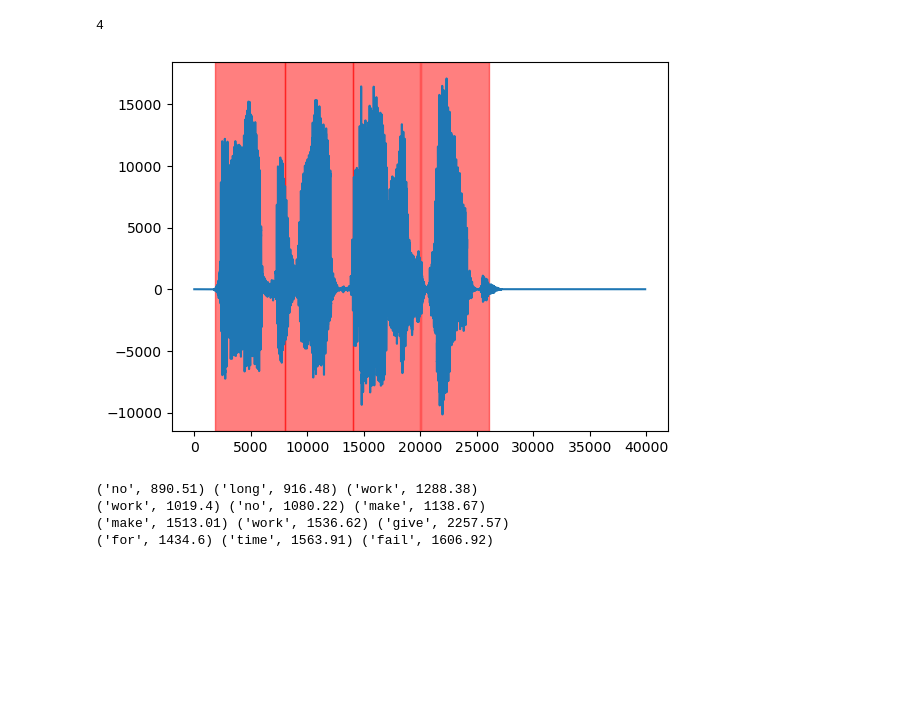
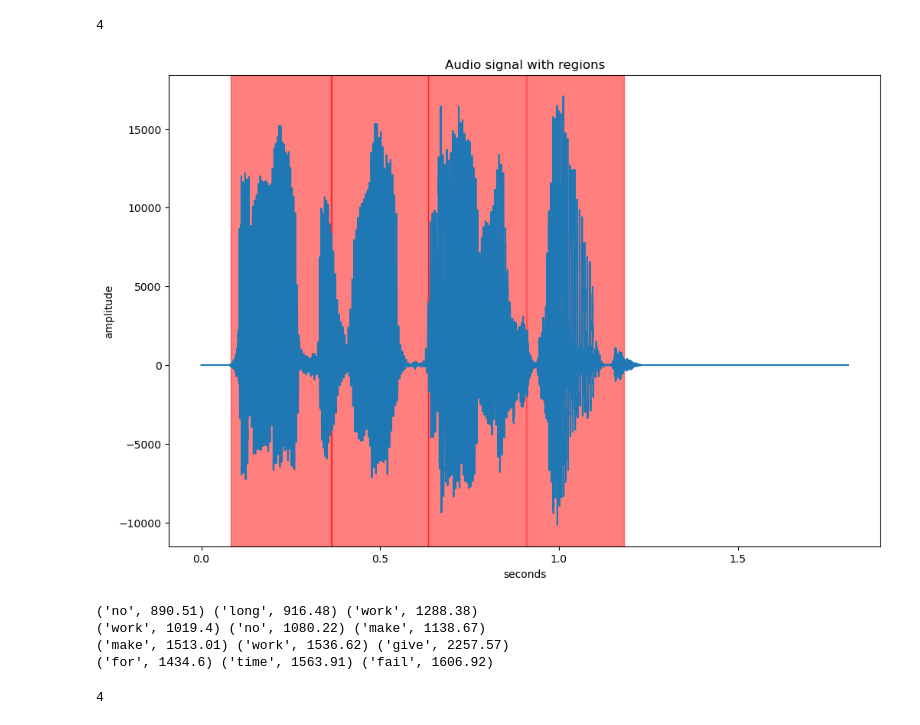
Before and after one commit to MQ37/voice-recognition, a Jupyter notebook: Semestral2.ipynb, the cells around one changed output. Saved outputs shown, nothing was run; the diff lists cells and outputs as text; code cells hidden in the pictures; blank space fills up the shorter version.

```diff
--- a/Semestral2.ipynb
+++ b/Semestral2.ipynb
@@ -312,16 +312,28 @@ len(regions)
 # %%
 ymin = np.min(data)
 ymax = np.max(data)
+
+plt.figure(figsize=(12, 8))
 
 plt.plot(data)
 
 #colors = plt.cm.get_cmap("inferno", len(regions)).colors
 for i, (start, end) in enumerate(regions):
     #color = colors[i]
     color = "red"
     plt.axvspan(start, end, color=color, alpha=0.5)
+
+#plt.xticks(np.arange(0, len(data), 22050), np.round(np.arange(0, len(data), 22050)/22050, 1))
+ticks = np.arange(0, len(data), 22050/2)
+plt.xticks(ticks, np.round(ticks/22050, 2))
+
+plt.xlabel("seconds")
+plt.ylabel("amplitude")
+plt.title("Audio signal with regions")
+
+plt.show()
 # %% [output]
-[figure, old version]
+[figure, new version]
 # %%
 for Y in parts:
     similarities = []
@@ -399,3 +411,10 @@ for Y in parts:
 ('work', 1019.4) ('no', 1080.22) ('make', 1138.67)
 ('make', 1513.01) ('work', 1536.62) ('give', 2257.57)
 ('for', 1434.6) ('time', 1563.91) ('fail', 1606.92)
+# %%
+data = np.loadtxt("Signal3.txt")
+parts, regions = split_data(data, threshold=10000)
+
+len(regions)
+# %% [output]
+4
```
Also changed, not shown: parts of 2 cells of this notebook, 3 other files.
